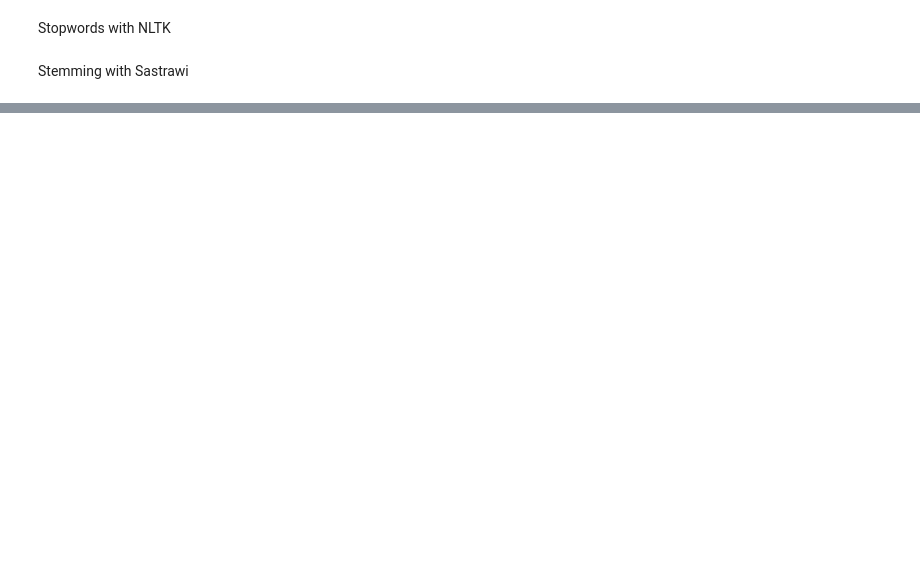
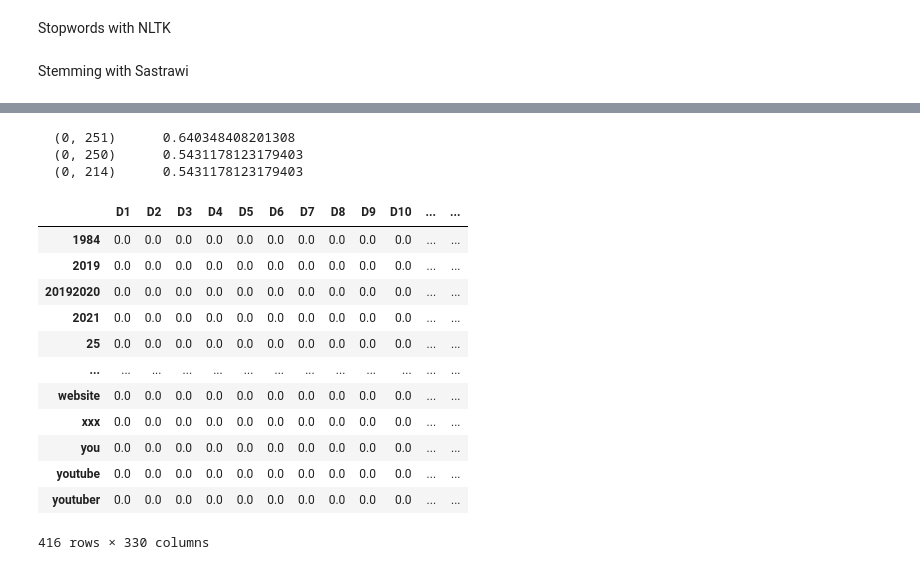
Before and after one commit to FebykAlekSatria/Detection_OOD, a Jupyter notebook: prepocessing.ipynb, the cells around one changed output, grey strips where cells are left out. Saved outputs shown, nothing was run; the diff lists cells and outputs as text; code cells hidden in the pictures; blank space fills up the shorter version.

```diff
--- a/prepocessing.ipynb
+++ b/prepocessing.ipynb
@@ -133,0 +60,5 @@ Name: TF_dict, dtype: object
+# %%
+def get_stemmed_term(document):
+    return [term_dict[term] for term in document]
+
+df['Stemming'] = df['Kalimat'].swifter.apply(get_stemmed_term)
@@ -133,0 +93,27 @@ Name: TF_dict, dtype: object
+# %%
+Y_test = vectorizer_tfidf.transform(["tampilkan nim mahasiswa nilai d"])
+print (Y_test)
+# %% [output]
+  (0, 251)      0.640348408201308
+  (0, 250)      0.5431178123179403
+  (0, 214)      0.5431178123179403
+# %%
+tfidf = pd.DataFrame(X_tfidf.todense().T,
+index=vectorizer_tfidf.get_feature_names(),
+columns=[f'D{i+1}' for i in range(len(df['Lowers']))])
+# %%
+tfidf
+# %% [output]
+|  | D1 | D2 | D3 | D4 | D5 | D6 | D7 | D8 | D9 | D10 | ... | ... |
+| 1984 | 0.0 | 0.0 | 0.0 | 0.0 | 0.0 | 0.0 | 0.0 | 0.0 | 0.0 | 0.0 | ... | ... |
+| 2019 | 0.0 | 0.0 | 0.0 | 0.0 | 0.0 | 0.0 | 0.0 | 0.0 | 0.0 | 0.0 | ... | ... |
+| 20192020 | 0.0 | 0.0 | 0.0 | 0.0 | 0.0 | 0.0 | 0.0 | 0.0 | 0.0 | 0.0 | ... | ... |
+| 2021 | 0.0 | 0.0 | 0.0 | 0.0 | 0.0 | 0.0 | 0.0 | 0.0 | 0.0 | 0.0 | ... | ... |
+| 25 | 0.0 | 0.0 | 0.0 | 0.0 | 0.0 | 0.0 | 0.0 | 0.0 | 0.0 | 0.0 | ... | ... |
+| ... | ... | ... | ... | ... | ... | ... | ... | ... | ... | ... | ... | ... |
+| website | 0.0 | 0.0 | 0.0 | 0.0 | 0.0 | 0.0 | 0.0 | 0.0 | 0.0 | 0.0 | ... | ... |
+| xxx | 0.0 | 0.0 | 0.0 | 0.0 | 0.0 | 0.0 | 0.0 | 0.0 | 0.0 | 0.0 | ... | ... |
+| you | 0.0 | 0.0 | 0.0 | 0.0 | 0.0 | 0.0 | 0.0 | 0.0 | 0.0 | 0.0 | ... | ... |
+| youtube | 0.0 | 0.0 | 0.0 | 0.0 | 0.0 | 0.0 | 0.0 | 0.0 | 0.0 | 0.0 | ... | ... |
+| youtuber | 0.0 | 0.0 | 0.0 | 0.0 | 0.0 | 0.0 | 0.0 | 0.0 | 0.0 | 0.0 | ... | ... |
+416 rows × 330 columns
```
Also changed, not shown: parts of 21 cells of this notebook.
